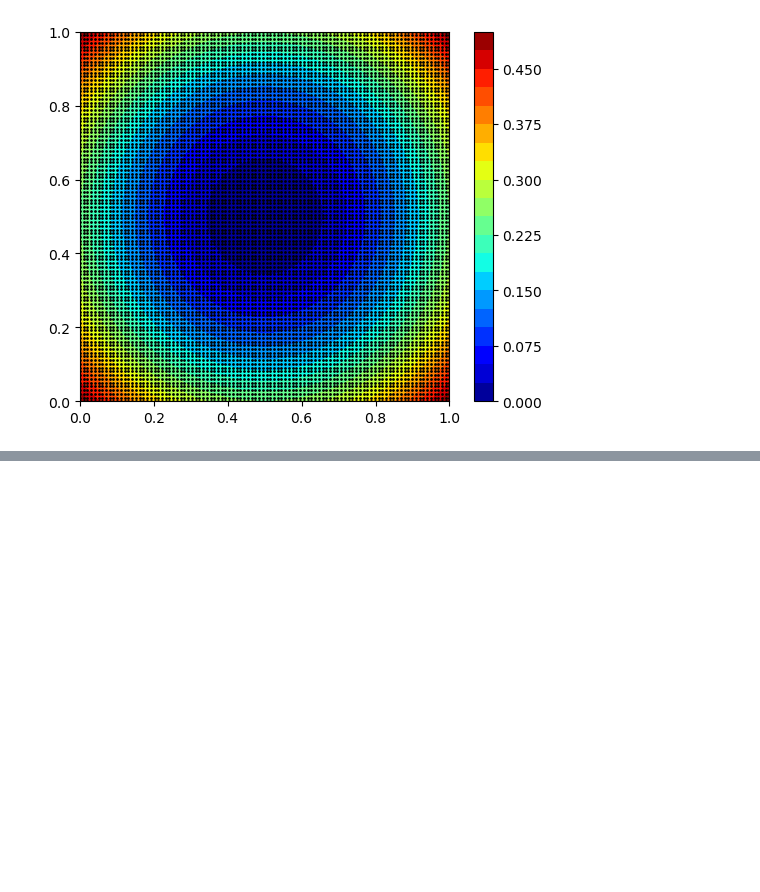
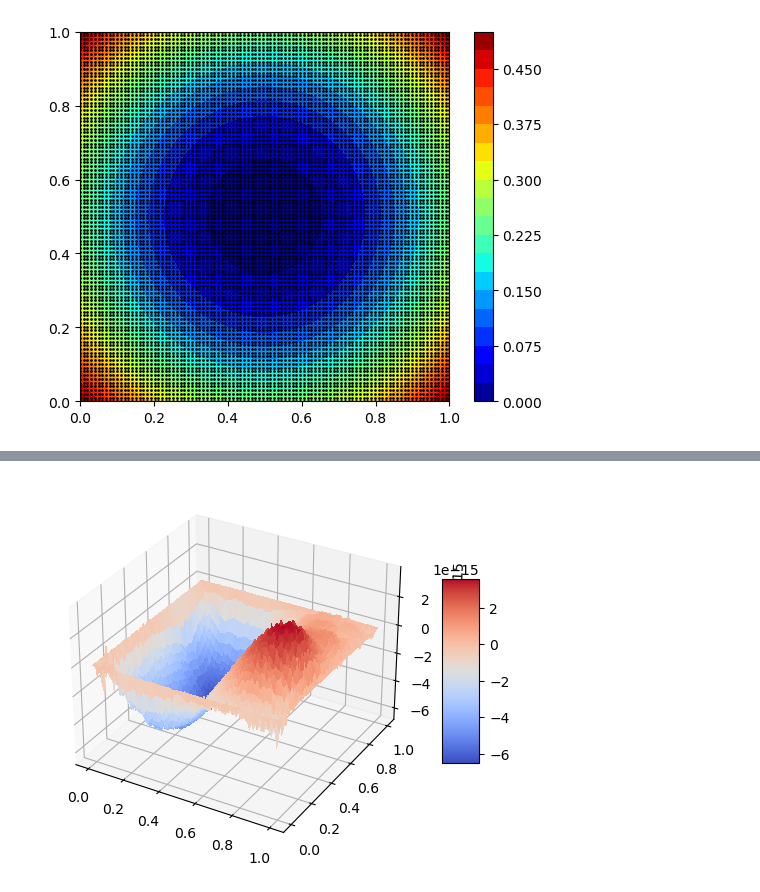
Before and after one commit to ThyCap/Transcal2, a Jupyter notebook: Permanent_2D_FEM.ipynb, the cells around one changed output, grey strips where cells are left out. Cells and saved outputs as stored; diff of their text form; code cells hidden in the pictures; blank space fills up the shorter version.

```diff
--- a/Permanent_2D_FEM.ipynb
+++ b/Permanent_2D_FEM.ipynb
@@ -196,0 +212,20 @@ plt.show()
+# %%
+fig, ax = plt.subplots(subplot_kw={"projection": "3d"})
+
+Error = T_vec - (X - 0.5)**2 - (Y - 0.5)**2
+
+# Make data.
+Xz = np.reshape(X, (Nx, Ny))
+Yz = np.reshape(Y, (Nx, Ny))
+Errorz = np.reshape(Error, (Nx, Ny))
+
+# Plot the surface.
+surf = ax.plot_surface(Xz, Yz, Errorz, cmap=cm.coolwarm,
+                       linewidth=0, antialiased=False)
+
+# Add a color bar which maps values to colors.
+fig.colorbar(surf, shrink=0.5, aspect=5)
+
+plt.show()
+# %% [output]
+[figure, added]
```
Also changed, not shown: parts of 12 cells of this notebook, 7 other files.
